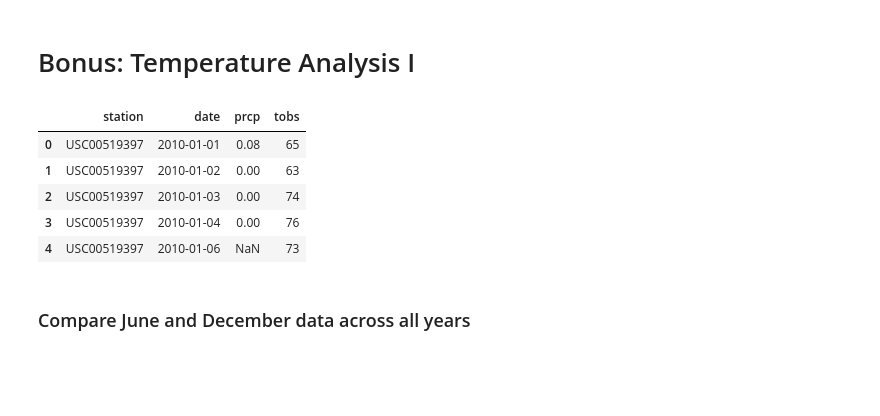
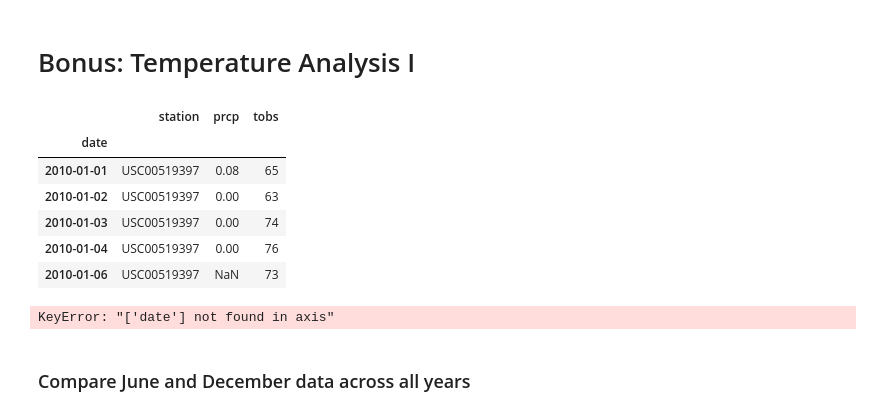
Before and after one commit to SJackson7/Surfs_Up, a Jupyter notebook: temp_analysis_bonus_1_starter.ipynb, the cells around one changed output. Saved outputs shown, nothing was run; the diff lists cells and outputs as text; code cells hidden in the pictures; blank space fills up the shorter version.

```diff
--- a/temp_analysis_bonus_1_starter.ipynb
+++ b/temp_analysis_bonus_1_starter.ipynb
@@ -7,20 +7,27 @@ from datetime import datetime as dt
 # %%
 # 'tobs' is 'temperature observations
 hi_df = me.read_csv('Resources/hawaii_measurements.csv')
-hi_df.head()
-# %% [output]
-|  | station | date | prcp | tobs |
-| 0 | USC00519397 | 2010-01-01 | 0.08 | 65 |
-| 1 | USC00519397 | 2010-01-02 | 0.00 | 63 |
-| 2 | USC00519397 | 2010-01-03 | 0.00 | 74 |
-| 3 | USC00519397 | 2010-01-04 | 0.00 | 76 |
-| 4 | USC00519397 | 2010-01-06 | NaN | 73 |
 # %%
 # convert the date column format from string to datetime
+hi_df['date'] = me.to_datetime(hi_df['date'], format='%Y-%m-%d')
 # %%
 # Set the date column as the DataFrame index
+hi_df.set_index('date', inplace=True)
+hi_df.head()
+# %% [output]
+|  | station | prcp | tobs |
+| date |  |  |  |
+| 2010-01-01 | USC00519397 | 0.08 | 65 |
+| 2010-01-02 | USC00519397 | 0.00 | 63 |
+| 2010-01-03 | USC00519397 | 0.00 | 74 |
+| 2010-01-04 | USC00519397 | 0.00 | 76 |
+| 2010-01-06 | USC00519397 | NaN | 73 |
 # %%
 # Drop the date column
+hi_df = hi_df.drop('date', axis=1)
+hi_df.head()
+# %% [output]
+KeyError: "['date'] not found in axis"
 # %% [markdown]
 ### Compare June and December data across all years
 # %%
```
Also changed, not shown: 2 other files.
